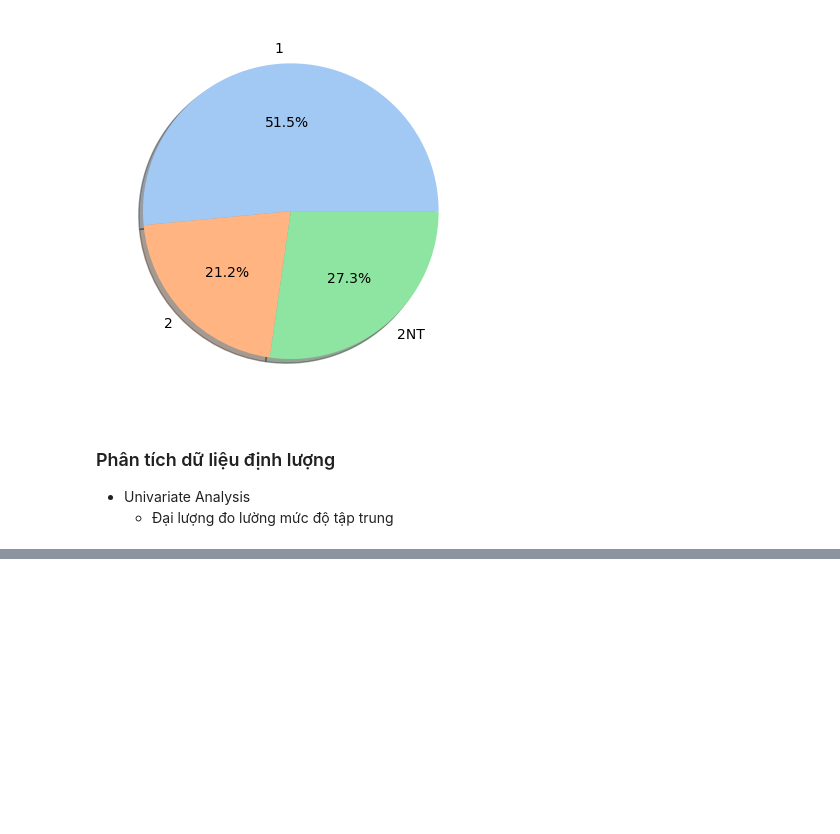
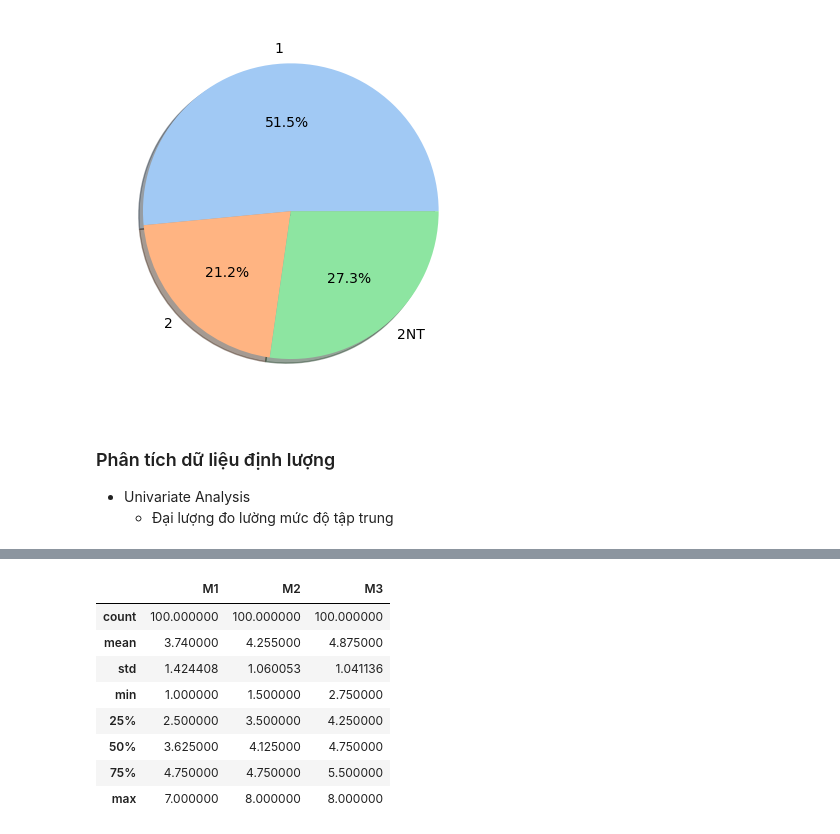
Before and after one commit to MrTroll28/LT-PTDL1, a Jupyter notebook: NoteBook/Slot02.ipynb, the cells around one changed output, grey strips where cells are left out. Saved outputs shown, nothing was run; the diff lists cells and outputs as text; code cells hidden in the pictures; blank space fills up the shorter version.

```diff
--- a/NoteBook/Slot02.ipynb
+++ b/NoteBook/Slot02.ipynb
@@ -251,0 +266,12 @@ plt.show()
+# %%
+df[['M1','M2','M3']].describe()
+# %% [output]
+|  | M1 | M2 | M3 |
+| count | 100.000000 | 100.000000 | 100.000000 |
+| mean | 3.740000 | 4.255000 | 4.875000 |
+| std | 1.424408 | 1.060053 | 1.041136 |
+| min | 1.000000 | 1.500000 | 2.750000 |
+| 25% | 2.500000 | 3.500000 | 4.250000 |
+| 50% | 3.625000 | 4.125000 | 4.750000 |
+| 75% | 4.750000 | 4.750000 | 5.500000 |
+| max | 7.000000 | 8.000000 | 8.000000 |
```
Also changed, not shown: parts of 11 cells of this notebook.
